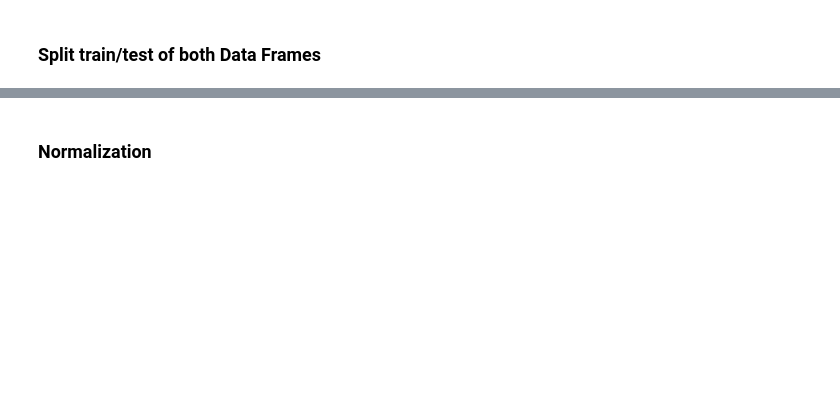
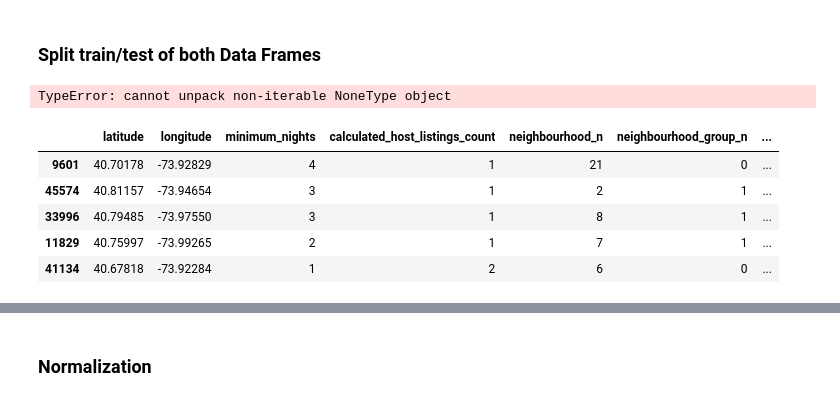
Before and after one commit to RitaViegas/RitaViegas---machine-learning-python-template, a Jupyter notebook: src/explore.ipynb, the cells around one changed output, grey strips where cells are left out. Drawn from its saved outputs; the diff is of its cells as text; code cells hidden in the pictures; blank space fills up the shorter version.

```diff
--- a/src/explore.ipynb
+++ b/src/explore.ipynb
@@ -696,0 +714,62 @@ y_test_without_outliers.to_csv('/workspaces/RitaViegas---machine-learning-python
+# %%
+from sklearn.model_selection import train_test_split
+import pandas as pd
+
+# Função para dividir os dados em treino e teste
+def split(target, df, test_size=0.2, random_state=123, output_folder=None):
+    """
+    Divide um dataframe em conjuntos de treino e teste.
+
+    Parâmetros:
+    - target: string, coluna alvo que queremos prever
+    - df: DataFrame, o dataframe completo que queremos dividir
+    - test_size: float, tamanho do conjunto de teste
+    - random_state: int, define a semente para reprodutibilidade
+    - output_folder: string (opcional), pasta onde os arquivos CSV serão salvos. Se None, não salva.
+
+    Retorna:
+    - X_train, X_test, y_train, y_test: conjuntos de treino e teste
+    """
+
+    # Seleciona automaticamente as colunas numéricas
+    num_variables = df.select_dtypes(include=['number']).columns.tolist()
+    num_variables.remove(target)  # Remove a coluna alvo das features
+
+    # Seleciona X (features) e y (alvo)
+    X = df[num_variables]
+    y = df[target]
+
+    # Divide em treino e teste
+    X_train, X_test, y_train, y_test = train_test_split(
+        X, y, test_size=test_size, random_state=random_state
+    )
+
+# Aplicação da função split para dados com e sem outliers
+X_train_with_outliers, X_test_with_outliers, y_train_with_outliers, y_test_with_outliers = split(
+    target="price",
+    df=df_with_outliers,
+    output_folder="/workspaces/RitaViegas---machine-learning-python-template/data/processed"
+)
+
+X_train_without_outliers, X_test_without_outliers, y_train_without_outliers, y_test_without_outliers = split(
+    target="price",
+    df=df_without_outliers,
+    output_folder="/workspaces/RitaViegas---machine-learning-python-template/data/processed"
+)
+
+# Exportar os dados de treino e teste para arquivos CSV
+X_train_with_outliers.to_csv('/workspaces/RitaViegas---machine-learning-python-template/data/processed/X_train_with_outliers.csv', index=False)
+X_test_with_outliers.to_csv('/workspaces/RitaViegas---machine-learning-python-template/data/processed/X_test_with_outliers.csv', index=False)
+y_train_with_outliers.to_csv('/workspaces/RitaViegas---machine-learning-python-template/data/processed/y_train_with_outliers.csv', index=False)
+y_test_with_outliers.to_csv('/workspaces/RitaViegas---machine-learning-python-template/data/processed/y_test_with_outliers.csv', index=False)
+
+X_train_without_outliers.to_csv('/workspaces/RitaViegas---machine-learning-python-template/data/processed/X_train_without_outliers.csv', index=False)
+X_test_without_outliers.to_csv('/workspaces/RitaViegas---machine-learning-python-template/data/processed/X_test_without_outliers.csv', index=False)
+y_train_without_outliers.to_csv('/workspaces/RitaViegas---machine-learning-python-template/data/processed/y_train_without_outliers.csv', index=False)
+y_test_without_outliers.to_csv('/workspaces/RitaViegas---machine-learning-python-template/data/processed/y_test_without_outliers.csv', index=False)
+
+# Visualizar os dados de treino e teste para verificação (opcional)
+print(X_train_with_outliers.head())
+print(y_train_with_outliers.head())
+# %% [output]
+TypeError: cannot unpack non-iterable NoneType object
@@ -696,0 +830,10 @@ y_test_without_outliers.to_csv('/workspaces/RitaViegas---machine-learning-python
+# %%
+# Visualizar os dados de treino e teste para verificação (opcional)
+X_train_with_outliers.head()
+# %% [output]
+|  | latitude | longitude | minimum_nights | calculated_host_listings_count | neighbourhood_n | neighbourhood_group_n | ... |
+| 9601 | 40.70178 | -73.92829 | 4 | 1 | 21 | 0 | ... |
+| 45574 | 40.81157 | -73.94654 | 3 | 1 | 2 | 1 | ... |
+| 33996 | 40.79485 | -73.97550 | 3 | 1 | 8 | 1 | ... |
+| 11829 | 40.75997 | -73.99265 | 2 | 1 | 7 | 1 | ... |
+| 41134 | 40.67818 | -73.92284 | 1 | 2 | 6 | 0 | ... |
```
Also changed, not shown: parts of 18 cells of this notebook, 9 other files.
